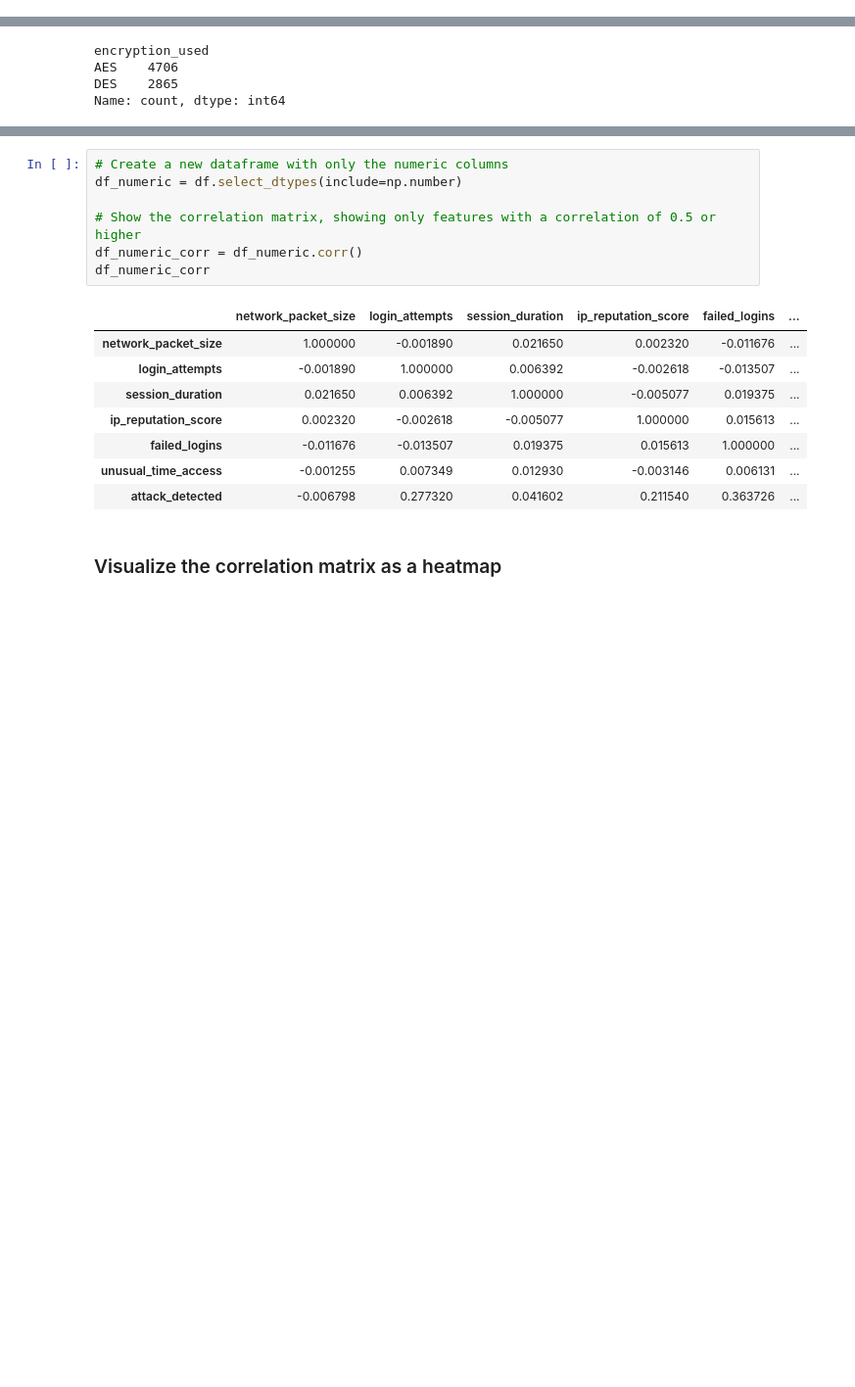
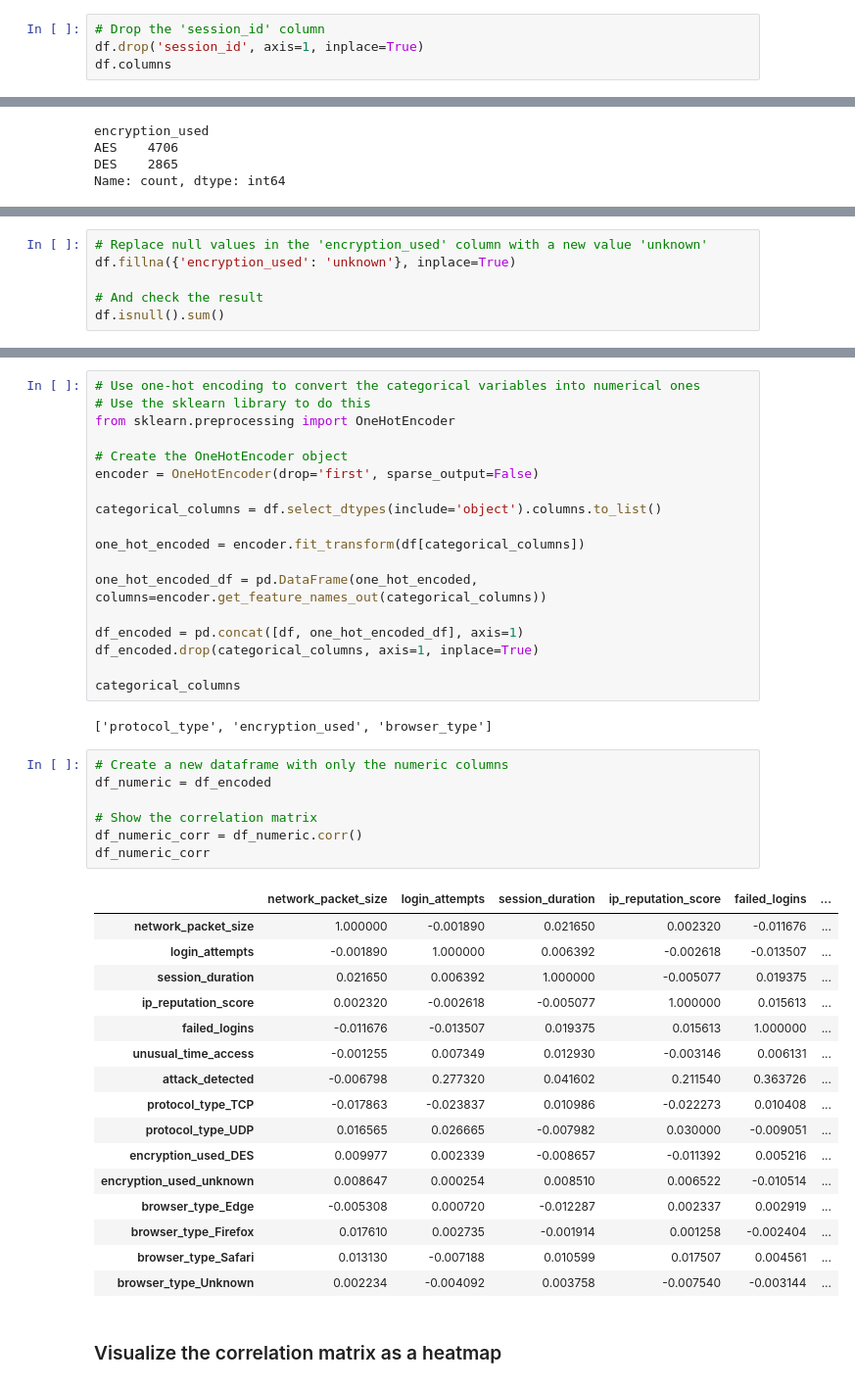
Before and after one commit to Iqra-qbl/pa-messing, a Jupyter notebook: notebooks/first.ipynb, the cells around one changed output, grey strips where cells are left out. Shown: that part at 98% size. Saved outputs shown, nothing was run; the diff lists cells and outputs as text; blank space fills up the shorter version.

```diff
--- a/notebooks/first.ipynb
+++ b/notebooks/first.ipynb
@@ -30,0 +51,4 @@ df.head(3)
+# %%
+# Drop the 'session_id' column
+df.drop('session_id', axis=1, inplace=True)
+df.columns
@@ -67,0 +88,6 @@ Name: count, dtype: int64
+# %%
+# Replace null values in the 'encryption_used' column with a new value 'unknown'
+df.fillna({'encryption_used': 'unknown'}, inplace=True)
+
+# And check the result
+df.isnull().sum()
@@ -68,19 +132,47 @@ Name: count, dtype: int64
+# %%
+# Use one-hot encoding to convert the categorical variables into numerical ones
+# Use the sklearn library to do this
+from sklearn.preprocessing import OneHotEncoder
+
+# Create the OneHotEncoder object
+encoder = OneHotEncoder(drop='first', sparse_output=False)
+
+categorical_columns = df.select_dtypes(include='object').columns.to_list()
+
+one_hot_encoded = encoder.fit_transform(df[categorical_columns])
+
+one_hot_encoded_df = pd.DataFrame(one_hot_encoded, columns=encoder.get_feature_names_out(categorical_columns))
+
+df_encoded = pd.concat([df, one_hot_encoded_df], axis=1)
+df_encoded.drop(categorical_columns, axis=1, inplace=True)
+
+categorical_columns
+# %% [output]
+['protocol_type', 'encryption_used', 'browser_type']
 # %%
 # Create a new dataframe with only the numeric columns
-df_numeric = df.select_dtypes(include=np.number)
+df_numeric = df_encoded
 
-# Show the correlation matrix, showing only features with a correlation of 0.5 or higher
+# Show the correlation matrix
 df_numeric_corr = df_numeric.corr()
 df_numeric_corr
 # %% [output]
 |  | network_packet_size | login_attempts | session_duration | ip_reputation_score | failed_logins | ... |
 | network_packet_size | 1.000000 | -0.001890 | 0.021650 | 0.002320 | -0.011676 | ... |
 | login_attempts | -0.001890 | 1.000000 | 0.006392 | -0.002618 | -0.013507 | ... |
 | session_duration | 0.021650 | 0.006392 | 1.000000 | -0.005077 | 0.019375 | ... |
 | ip_reputation_score | 0.002320 | -0.002618 | -0.005077 | 1.000000 | 0.015613 | ... |
 | failed_logins | -0.011676 | -0.013507 | 0.019375 | 0.015613 | 1.000000 | ... |
 | unusual_time_access | -0.001255 | 0.007349 | 0.012930 | -0.003146 | 0.006131 | ... |
 | attack_detected | -0.006798 | 0.277320 | 0.041602 | 0.211540 | 0.363726 | ... |
+| protocol_type_TCP | -0.017863 | -0.023837 | 0.010986 | -0.022273 | 0.010408 | ... |
+| protocol_type_UDP | 0.016565 | 0.026665 | -0.007982 | 0.030000 | -0.009051 | ... |
+| encryption_used_DES | 0.009977 | 0.002339 | -0.008657 | -0.011392 | 0.005216 | ... |
+| encryption_used_unknown | 0.008647 | 0.000254 | 0.008510 | 0.006522 | -0.010514 | ... |
+| browser_type_Edge | -0.005308 | 0.000720 | -0.012287 | 0.002337 | 0.002919 | ... |
+| browser_type_Firefox | 0.017610 | 0.002735 | -0.001914 | 0.001258 | -0.002404 | ... |
+| browser_type_Safari | 0.013130 | -0.007188 | 0.010599 | 0.017507 | 0.004561 | ... |
+| browser_type_Unknown | 0.002234 | -0.004092 | 0.003758 | -0.007540 | -0.003144 | ... |
 # %% [markdown]
 ### Visualize the correlation matrix as a heatmap
 # %%
```
Also changed, not shown: parts of 28 cells of this notebook, 2 other files.
